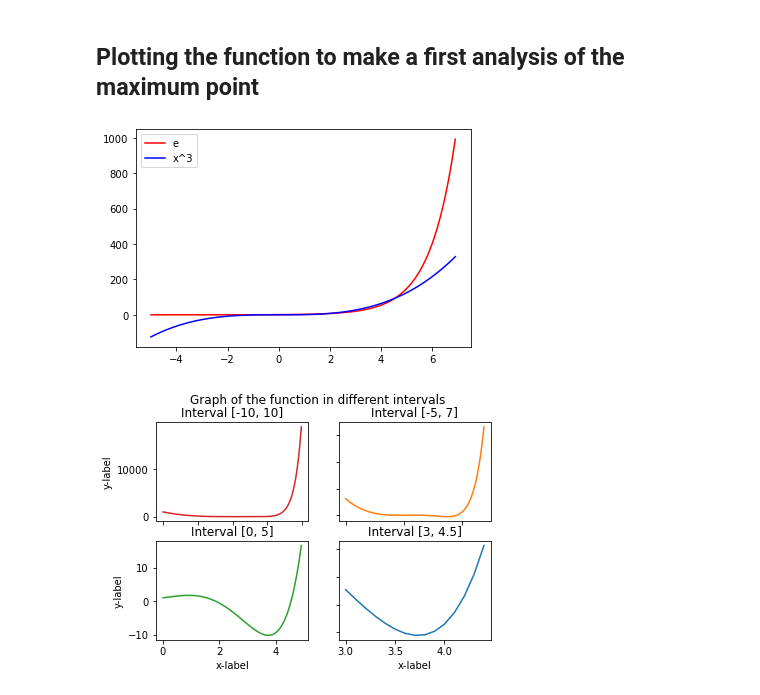
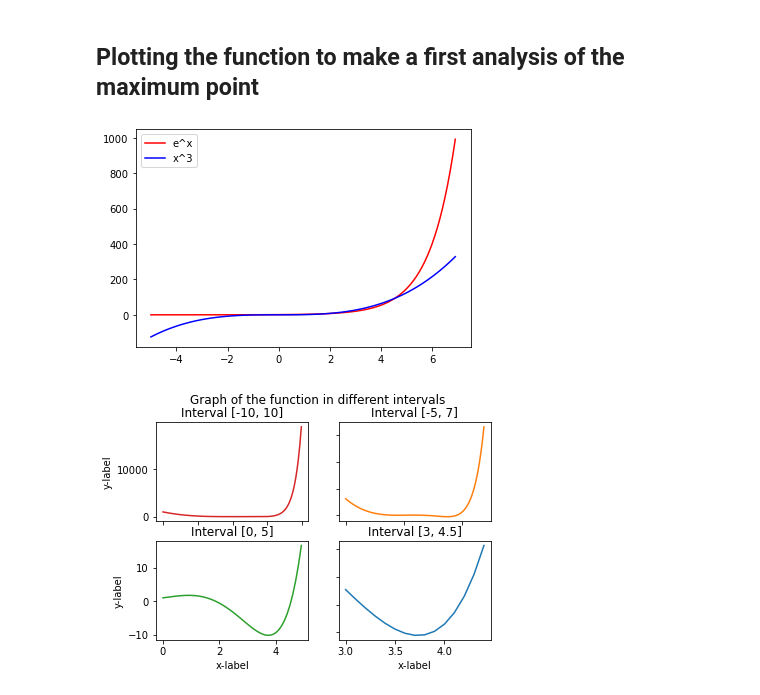
Before and after one commit to jruiz971/NonLinear-Optimization, a Jupyter notebook: Practices/Practice II Nonlinear Optimization.ipynb, the cells around one changed output. Saved outputs shown, nothing was run; the diff lists cells and outputs as text; code cells hidden in the pictures.

```diff
--- a/Practices/Practice II Nonlinear Optimization.ipynb
+++ b/Practices/Practice II Nonlinear Optimization.ipynb
@@ -183,16 +371,16 @@ Indicate the input parameters you used and plot the function $g(x)$ in an interv
 # %%
 from math import e
 x = np.arange(-5, 7.0, 0.1)
 a = math.e**x
 b = x**3
 
 
-plt.plot(x, a, 'r', label='e') # plotting t, a separately
+plt.plot(x, a, 'r', label='e^x') # plotting t, a separately
 plt.plot(x, b, 'b', label = 'x^3') # plotting t, b separately
 plt.legend(loc="upper left")
 plt.show()
 # %% [output]
-[figure, old version]
+[figure, new version]
 # %%
 import matplotlib.pyplot as plt
 import numpy as np
```
Also changed, not shown: parts of 11 cells of this notebook.
